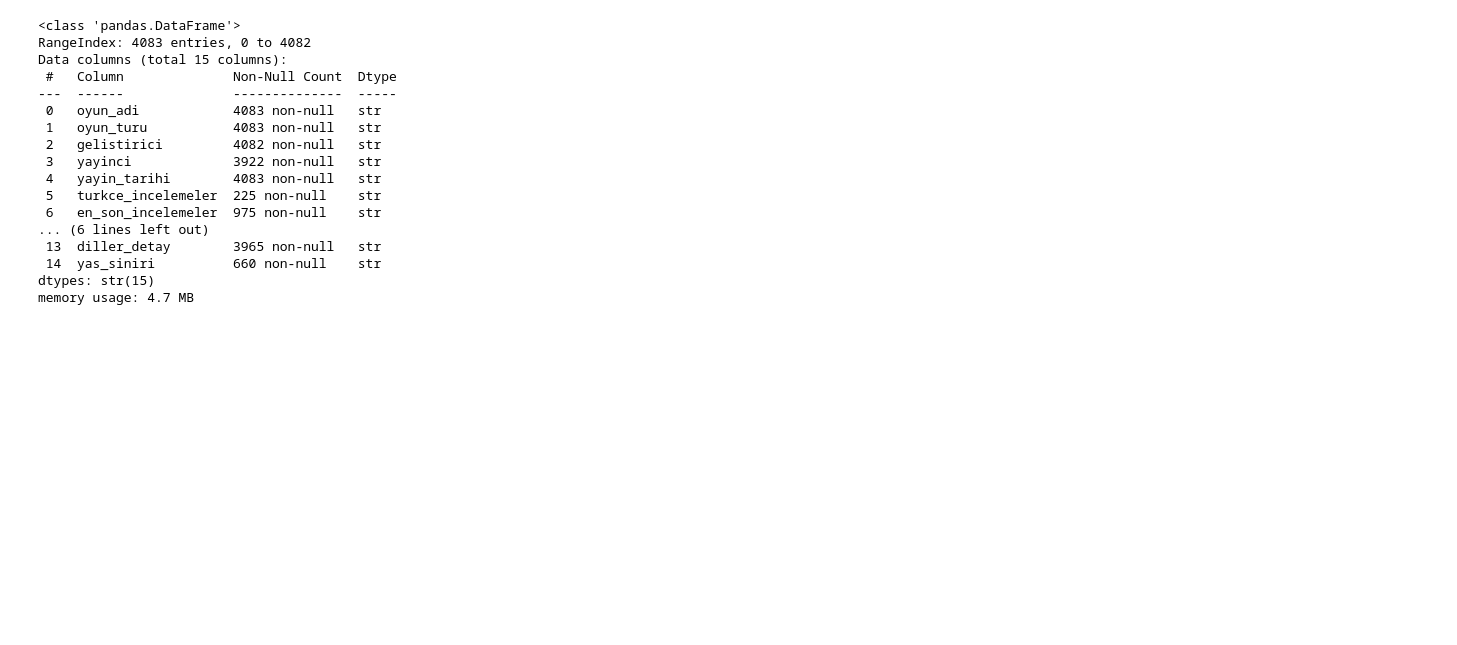
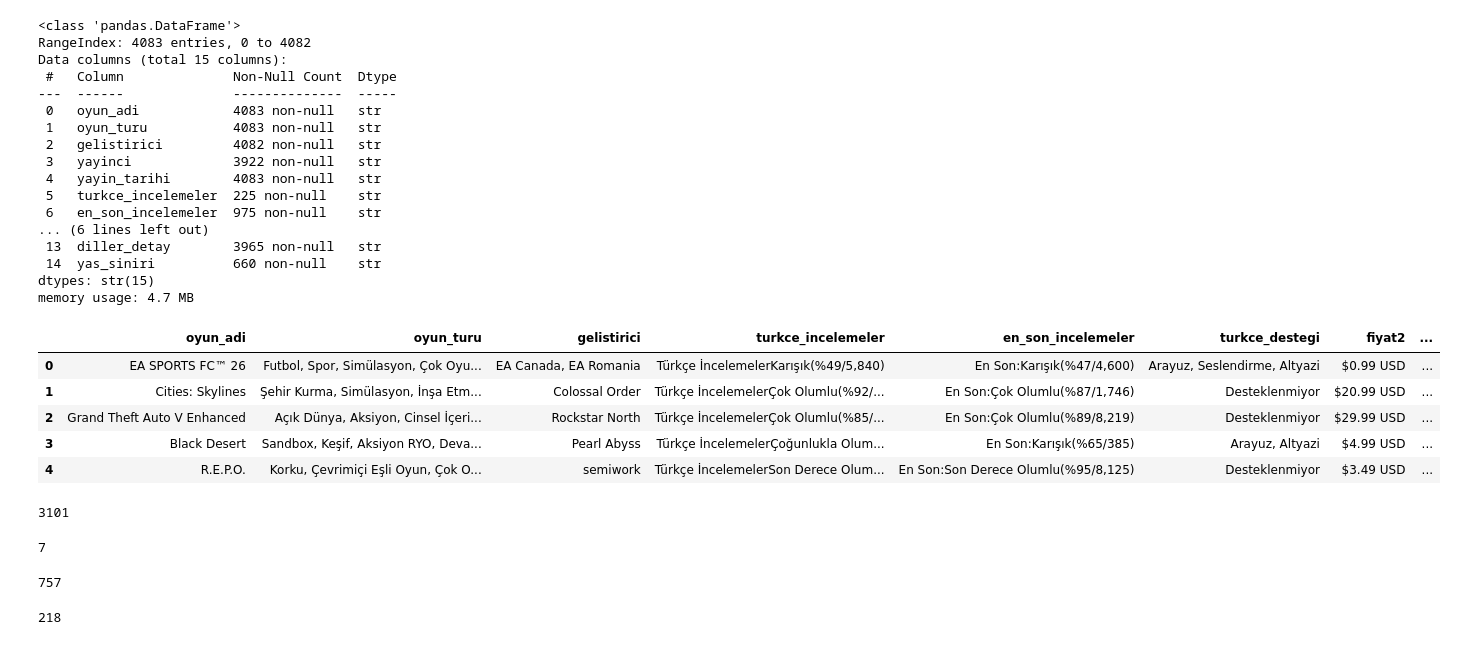
Before and after one commit to betultgumus/ybs-makine-ogrenmesi, a Jupyter notebook: ANIVIA/anivia.ipynb, the cells around one changed output. Drawn from its saved outputs; the diff is of its cells as text; code cells hidden in the pictures; blank space fills up the shorter version.

```diff
--- a/ANIVIA/anivia.ipynb
+++ b/ANIVIA/anivia.ipynb
@@ -49,3 +54,34 @@ Data columns (total 15 columns):
  14  yas_siniri          660 non-null    str
 dtypes: str(15)
 memory usage: 4.7 MB
+# %%
+df_steam.drop(
+    columns=["yayinci", "yayin_tarihi", "fiyat_dlc", "ozellikler", "kontrolcu_destegi"],
+    inplace=True,
+    errors="ignore"
+)
+
+df_steam.head()
+# %% [output]
+|  | oyun_adi | oyun_turu | gelistirici | turkce_incelemeler | en_son_incelemeler | turkce_destegi | fiyat2 | ... |
+| 0 | EA SPORTS FC™ 26 | Futbol, Spor, Simülasyon, Çok Oyu... | EA Canada, EA Romania | Türkçe İncelemelerKarışık(%49/5,840) | En Son:Karışık(%47/4,600) | Arayuz, Seslendirme, Altyazi | $0.99 USD | ... |
+| 1 | Cities: Skylines | Şehir Kurma, Simülasyon, İnşa Etm... | Colossal Order | Türkçe İncelemelerÇok Olumlu(%92/... | En Son:Çok Olumlu(%87/1,746) | Desteklenmiyor | $20.99 USD | ... |
+| 2 | Grand Theft Auto V Enhanced | Açık Dünya, Aksiyon, Cinsel İçeri... | Rockstar North | Türkçe İncelemelerÇok Olumlu(%85/... | En Son:Çok Olumlu(%89/8,219) | Desteklenmiyor | $29.99 USD | ... |
+| 3 | Black Desert | Sandbox, Keşif, Aksiyon RYO, Deva... | Pearl Abyss | Türkçe İncelemelerÇoğunlukla Olum... | En Son:Karışık(%65/385) | Arayuz, Altyazi | $4.99 USD | ... |
+| 4 | R.E.P.O. | Korku, Çevrimiçi Eşli Oyun, Çok O... | semiwork | Türkçe İncelemelerSon Derece Olum... | En Son:Son Derece Olumlu(%95/8,125) | Desteklenmiyor | $3.49 USD | ... |
+# %%
+len(df_steam[df_steam['turkce_incelemeler'].isna() & df_steam['en_son_incelemeler'].isna()])
+# %% [output]
+3101
+# %%
+len(df_steam[df_steam['turkce_incelemeler'].notna() & df_steam['en_son_incelemeler'].isna()])
+# %% [output]
+7
+# %%
+len(df_steam[df_steam['turkce_incelemeler'].isna() & df_steam['en_son_incelemeler'].notna()])
+# %% [output]
+757
+# %%
+len(df_steam[df_steam['turkce_incelemeler'].notna() & df_steam['en_son_incelemeler'].notna()])
+# %% [output]
+218
```
Also changed, not shown: parts of 12 cells of this notebook.
